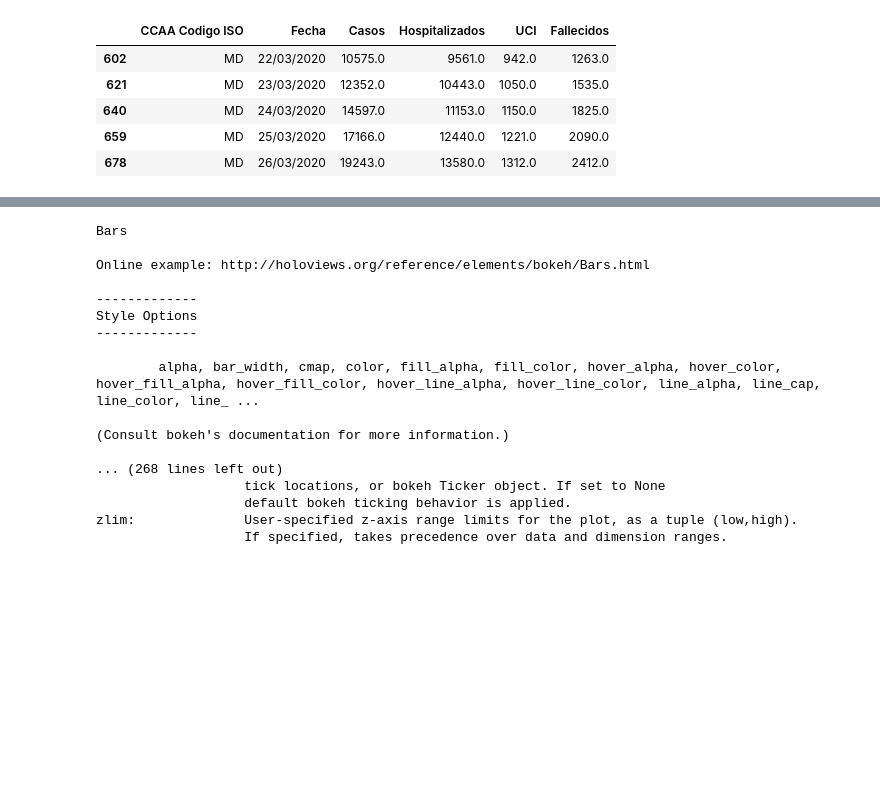
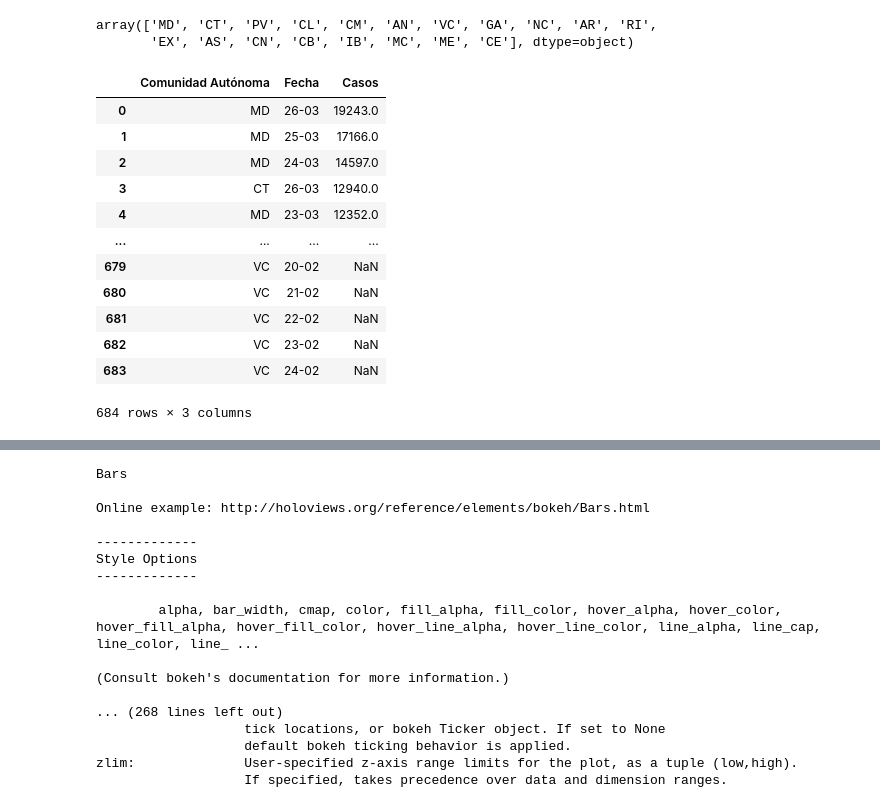
Before and after one commit to AMSUFV/covid_visualization, a Jupyter notebook: notebooks/scratch.ipynb, the cells around one changed output, grey strips where cells are left out. Cells and saved outputs as stored; diff of their text form; code cells hidden in the pictures; blank space fills up the shorter version.

Commit message:
added ccaa

```diff
--- a/notebooks/scratch.ipynb
+++ b/notebooks/scratch.ipynb
@@ -85,0 +10,10 @@ renderer.save(complete, 'dashboard.html')
+# %%
+df = get_data(url)
+df = preprocess(df)
+
+df = df[['Comunidad Autónoma', 'Fecha', 'Casos']]
+# %%
+df['Comunidad Autónoma'].unique()
+# %% [output]
+array(['MD', 'CT', 'PV', 'CL', 'CM', 'AN', 'VC', 'GA', 'NC', 'AR', 'RI',
+       'EX', 'AS', 'CN', 'CB', 'IB', 'MC', 'ME', 'CE'], dtype=object)
@@ -86 +22,19 @@ renderer.save(complete, 'dashboard.html')
+# %%
+df = df.sort_values(by=['Casos'], ascending=False).reset_index(drop=True)
+# %%
+df
+# %% [output]
+|  | Comunidad Autónoma | Fecha | Casos |
+| 0 | MD | 26-03 | 19243.0 |
+| 1 | MD | 25-03 | 17166.0 |
+| 2 | MD | 24-03 | 14597.0 |
+| 3 | CT | 26-03 | 12940.0 |
+| 4 | MD | 23-03 | 12352.0 |
+| ... | ... | ... | ... |
+| 679 | VC | 20-02 | NaN |
+| 680 | VC | 21-02 | NaN |
+| 681 | VC | 22-02 | NaN |
+| 682 | VC | 23-02 | NaN |
+| 683 | VC | 24-02 | NaN |
+684 rows × 3 columns
 # %%
@@ -89,11 +42,2 @@ spain = pd.read_csv(url, engine='python', skipfooter=1)
-# %%
-spain[spain['CCAA Codigo ISO'] == 'MD'].tail(5)
-# %% [output]
-|  | CCAA Codigo ISO | Fecha | Casos | Hospitalizados | UCI | Fallecidos |
-| 602 | MD | 22/03/2020 | 10575.0 | 9561.0 | 942.0 | 1263.0 |
-| 621 | MD | 23/03/2020 | 12352.0 | 10443.0 | 1050.0 | 1535.0 |
-| 640 | MD | 24/03/2020 | 14597.0 | 11153.0 | 1150.0 | 1825.0 |
-| 659 | MD | 25/03/2020 | 17166.0 | 12440.0 | 1221.0 | 2090.0 |
-| 678 | MD | 26/03/2020 | 19243.0 | 13580.0 | 1312.0 | 2412.0 |
 # %%
 url = 'https://covid19.isciii.es/resources/serie_historica_acumulados.csv'
```
Also changed, not shown: parts of 13 cells of this notebook, 3 other files.
